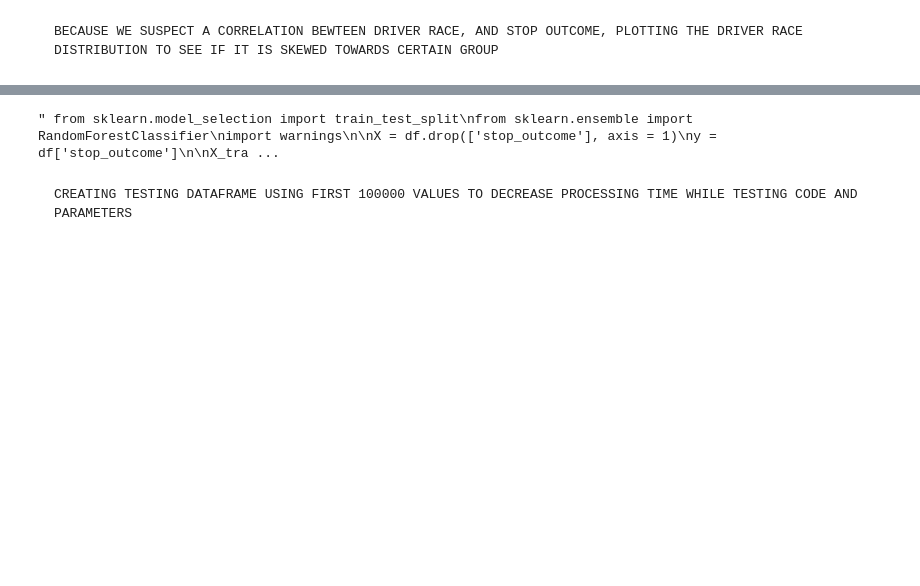
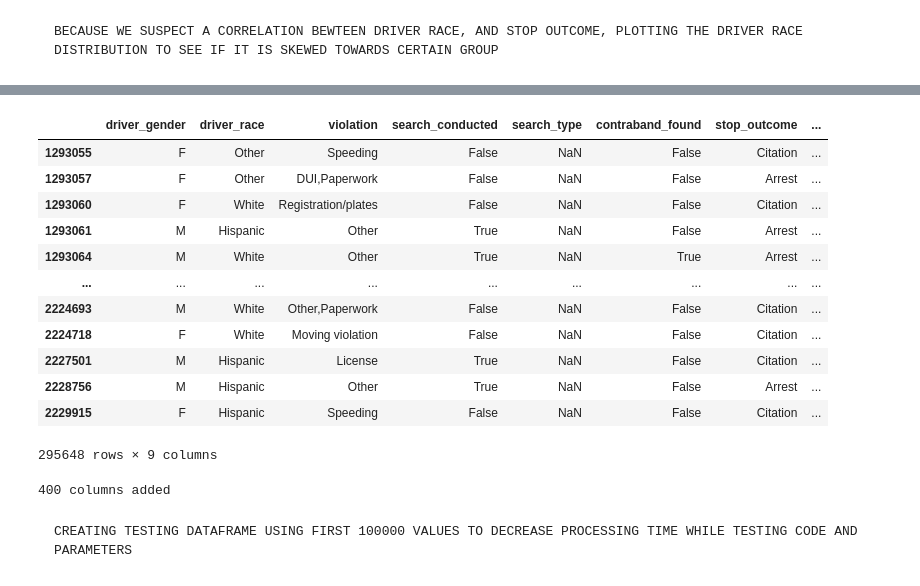
Before and after one commit to MasterWolff/BDA-Project, a Jupyter notebook: BDA code.ipynb, the cells around one changed output, grey strips where cells are left out. Drawn from its saved outputs; the diff is of its cells as text; code cells hidden in the pictures; blank space fills up the shorter version.

```diff
--- a/BDA code.ipynb
+++ b/BDA code.ipynb
@@ -130,7 +145,22 @@ plt.show()
+# %%
+df
+# %% [output]
+|  | driver_gender | driver_race | violation | search_conducted | search_type | contraband_found | stop_outcome | ... |
+| 1293055 | F | Other | Speeding | False | NaN | False | Citation | ... |
+| 1293057 | F | Other | DUI,Paperwork | False | NaN | False | Arrest | ... |
+| 1293060 | F | White | Registration/plates | False | NaN | False | Citation | ... |
+| 1293061 | M | Hispanic | Other | True | NaN | False | Arrest | ... |
+| 1293064 | M | White | Other | True | NaN | True | Arrest | ... |
+| ... | ... | ... | ... | ... | ... | ... | ... | ... |
+| 2224693 | M | White | Other,Paperwork | False | NaN | False | Citation | ... |
+| 2224718 | F | White | Moving violation | False | NaN | False | Citation | ... |
+| 2227501 | M | Hispanic | License | True | NaN | False | Citation | ... |
+| 2228756 | M | Hispanic | Other | True | NaN | False | Arrest | ... |
+| 2229915 | F | Hispanic | Speeding | False | NaN | False | Citation | ... |
+295648 rows × 9 columns
 # %%
-""" from sklearn.model_selection import train_test_split
+from sklearn.model_selection import train_test_split
 from sklearn.ensemble import RandomForestClassifier
-import warnings
 
 X = df.drop(['stop_outcome'], axis = 1)
 y = df['stop_outcome']
@@ -138,10 +168,12 @@ y = df['stop_outcome']
 X_train, X_test, y_train, y_test = train_test_split(X, y, test_size = 0.1, random_state = 0)
 
 Xd = pd.get_dummies(X, columns = ['driver_gender', 'driver_race','violation', 'search_conducted', 'search_type',
-                                  'contraband_found', 'is_arrested', 'consent_search', 'ethnicity'])
-print(Xd.shape[1] - X.shape[1], 'columns added') """
+                                  'contraband_found', 'is_arrested', 'consent_search'])
+
+X_train, X_test, y_train, y_test = train_test_split(Xd, y, random_state = 0)
+print(Xd.shape[1] - X.shape[1], 'columns added')
 # %% [output]
-" from sklearn.model_selection import train_test_split\nfrom sklearn.ensemble import RandomForestClassifier\nimport warnings\n\nX = df.drop(['stop_outcome'], axis = 1)\ny = df['stop_outcome']\n\nX_tra ...
+400 columns added
 # %% [markdown]
     CREATING TESTING DATAFRAME USING FIRST 100000 VALUES TO DECREASE PROCESSING TIME WHILE TESTING CODE AND PARAMETERS
 # %%
```
Also changed, not shown: parts of 14 cells of this notebook.
